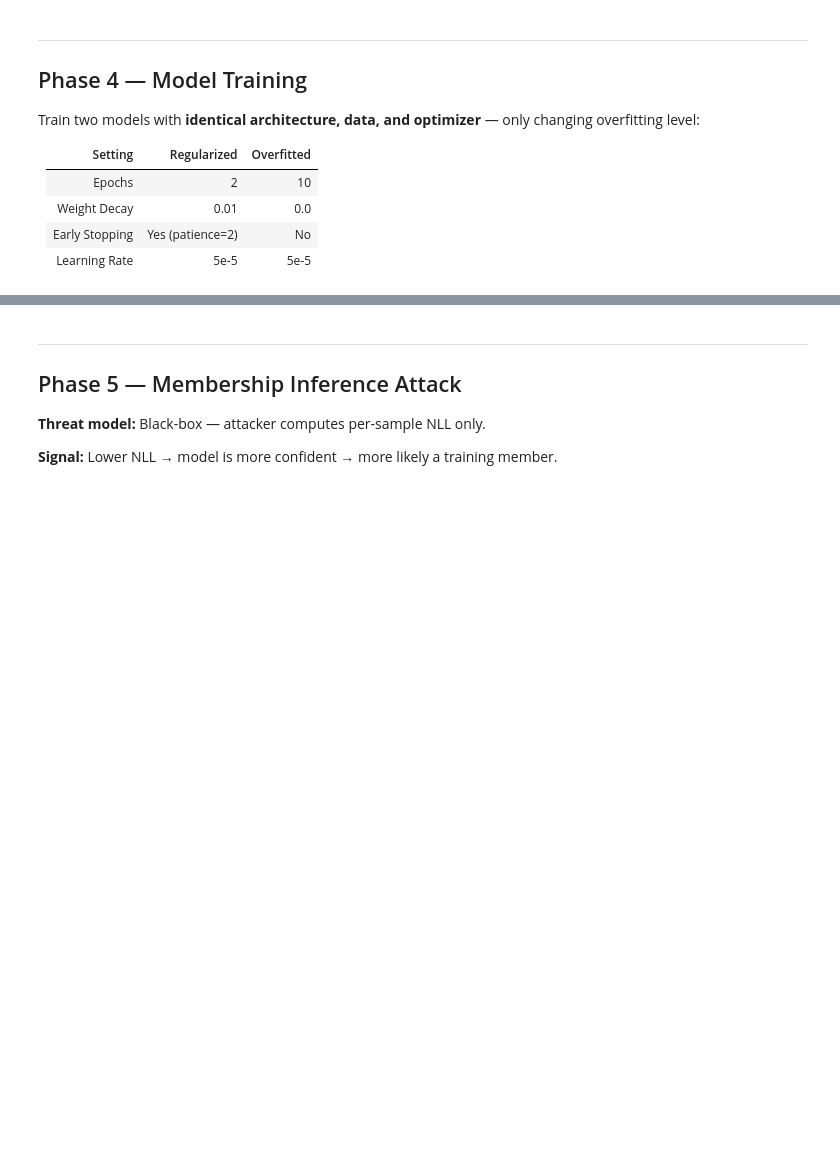
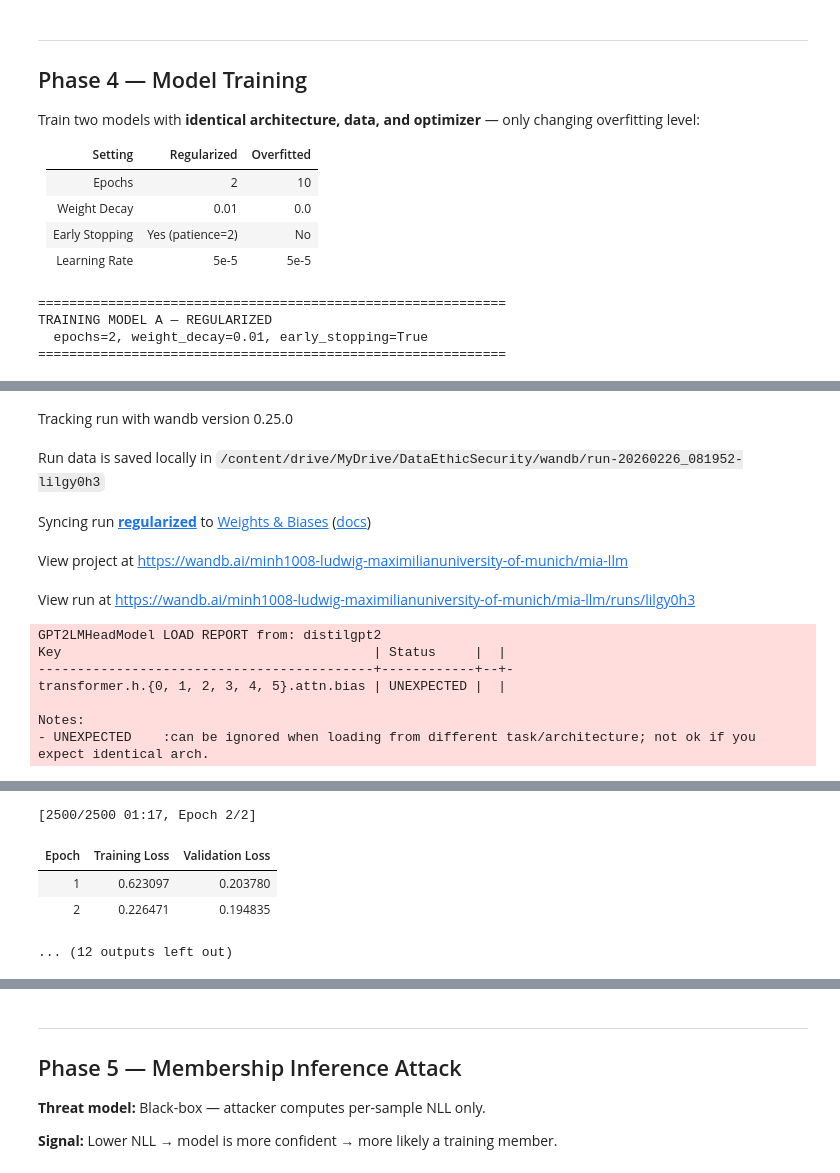
Before and after one commit to pamudinj/DataEthicSecurity, a Jupyter notebook: notebooks/mia_pipeline.ipynb, the cells around one changed output, grey strips where cells are left out. Saved outputs shown, nothing was run; the diff lists cells and outputs as text; code cells hidden in the pictures; blank space fills up the shorter version.

```diff
--- a/notebooks/mia_pipeline.ipynb
+++ b/notebooks/mia_pipeline.ipynb
@@ -244,6 +696,7 @@ print("  epochs=2, weight_decay=0.01, early_stopping=True")
 print("=" * 60)
 
 trainer_reg, logs_reg = train_model(
+    run_name="regularized",
     output_dir="models/regularized",
     epochs=2,
     weight_decay=0.01,
@@ -255,3 +708,8 @@ trainer_reg, logs_reg = train_model(
 print("\nRegularized training logs:")
 for entry in logs_reg:
     print(f"  {entry}")
+# %% [output]
+============================================================
+TRAINING MODEL A — REGULARIZED
+  epochs=2, weight_decay=0.01, early_stopping=True
+============================================================
@@ -257,0 +718,12 @@ for entry in logs_reg:
+Tracking run with wandb version 0.25.0
+Run data is saved locally in /content/drive/MyDrive/DataEthicSecurity/wandb/run-20260226_081952-lilgy0h3
+Syncing run regularized to Weights & Biases (docs)
+View project at https://wandb.ai/minh1008-ludwig-maximilianuniversity-of-munich/mia-llm
+View run at https://wandb.ai/minh1008-ludwig-maximilianuniversity-of-munich/mia-llm/runs/lilgy0h3
+GPT2LMHeadModel LOAD REPORT from: distilgpt2
+Key                                        | Status     |  |
+-------------------------------------------+------------+--+-
+transformer.h.{0, 1, 2, 3, 4, 5}.attn.bias | UNEXPECTED |  |
+
+Notes:
+- UNEXPECTED    :can be ignored when loading from different task/architecture; not ok if you expect identical arch.
@@ -258,3 +731,8 @@ for entry in logs_reg:
+[2500/2500 01:17, Epoch 2/2]
+| Epoch | Training Loss | Validation Loss |
+| 1 | 0.623097 | 0.203780 |
+| 2 | 0.226471 | 0.194835 |
+... (12 outputs left out)
 # %%
 # 4.3 — Train Model B: Overfitted
 print("=" * 60)
```
Also changed, not shown: parts of 20 cells of this notebook.
